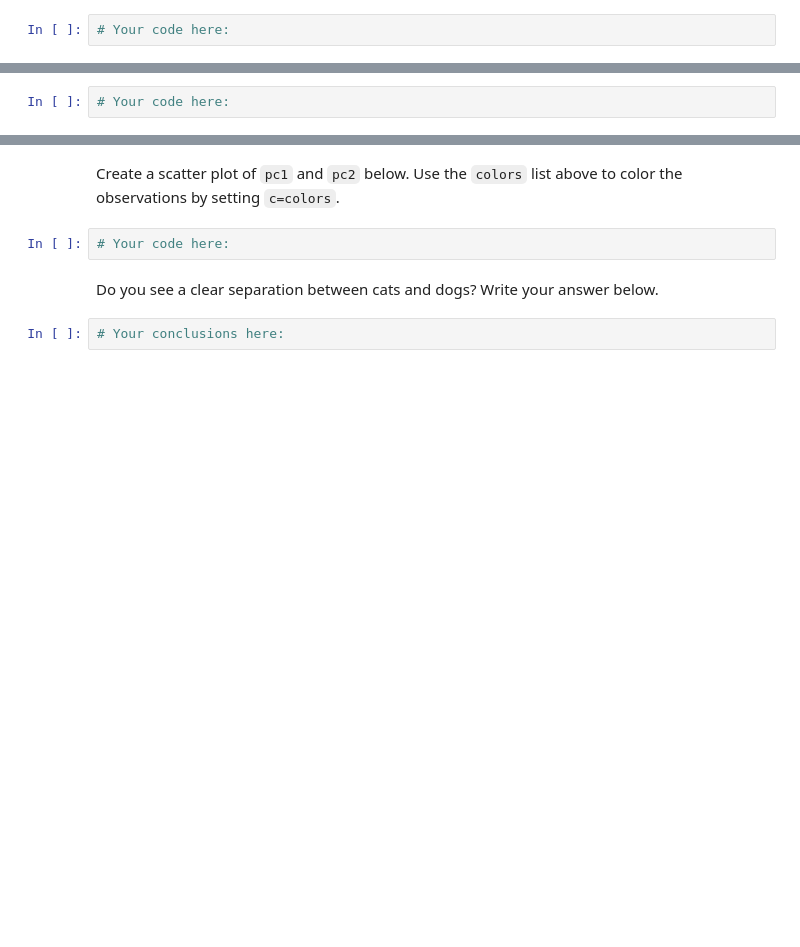
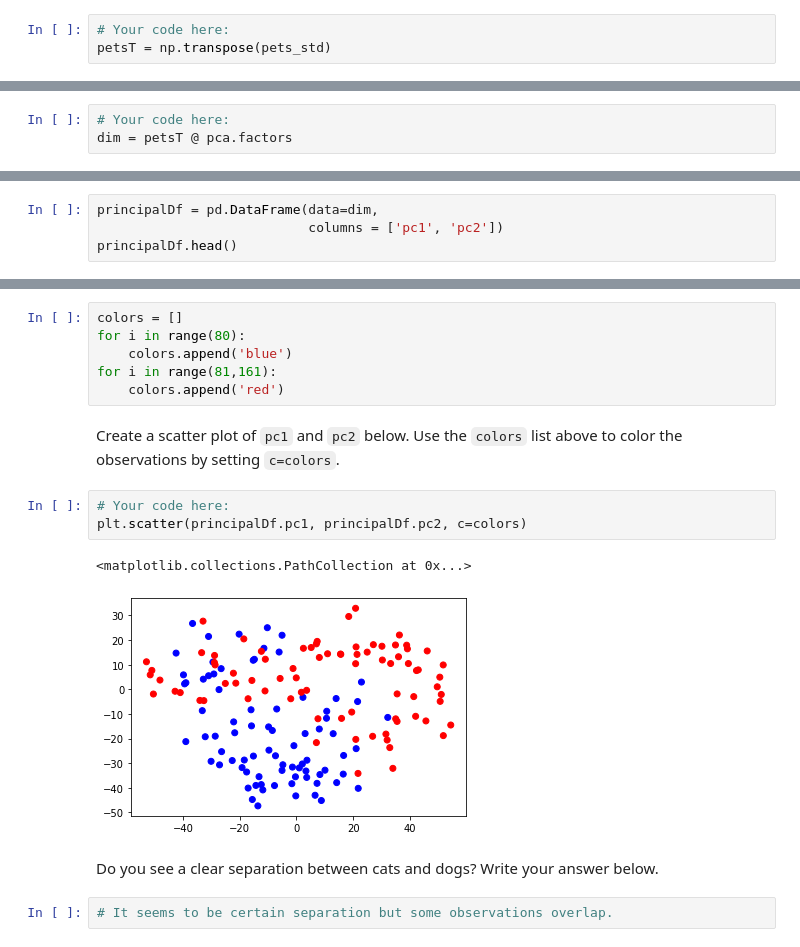
Before and after one commit to ta-datapt-bcn/lab-pca, a Jupyter notebook: your-code/main.ipynb, the cells around one changed output, grey strips where cells are left out. Cells and saved outputs as stored; diff of their text form; blank space fills up the shorter version.

```diff
--- a/your-code/main.ipynb
+++ b/your-code/main.ipynb
@@ -75,10 +121,12 @@ Load the `PCA` function from `statsmodels` (read about this function [here](http
 Use `numpy` to find to transpose the standardized pet array. This will help us compute the projection.
 # %%
 # Your code here:
+petsT = np.transpose(pets_std)
 # %% [markdown]
 Find the dot product of the transposed standardized pet matrix and the `factors` of the `PCA` model found above. This will be the projection onto 2 dimensions. This means that each cat and dog image will now only have two columns instead of 4096.
 # %%
 # Your code here:
+dim = petsT @ pca.factors
 # %% [markdown]
 # Challenge 3 - Plotting the Data
 
@@ -89,0 +136,4 @@ In the cell below, turn the two dimensional projection into a pandas dataframe a
+# %%
+principalDf = pd.DataFrame(data=dim,
+                           columns = ['pc1', 'pc2'])
+principalDf.head()
@@ -94,8 +149,18 @@ Create a labels list. This list will be of size 160. The first 80 elements in th
+# %%
+colors = []
+for i in range(80):
+    colors.append('blue')
+for i in range(81,161):
+    colors.append('red')
 # %% [markdown]
 Create a scatter plot of `pc1` and `pc2` below. Use the `colors` list above to color the observations by setting `c=colors`.
 # %%
 # Your code here:
+plt.scatter(principalDf.pc1, principalDf.pc2, c=colors)
+# %% [output]
+<matplotlib.collections.PathCollection at 0x...>
+[figure, added]
 # %% [markdown]
 Do you see a clear separation between cats and dogs? Write your answer below.
-# %%
-# Your conclusions here:
+# %%
+# It seems to be certain separation but some observations overlap.
```
Also changed, not shown: parts of 20 cells of this notebook.
